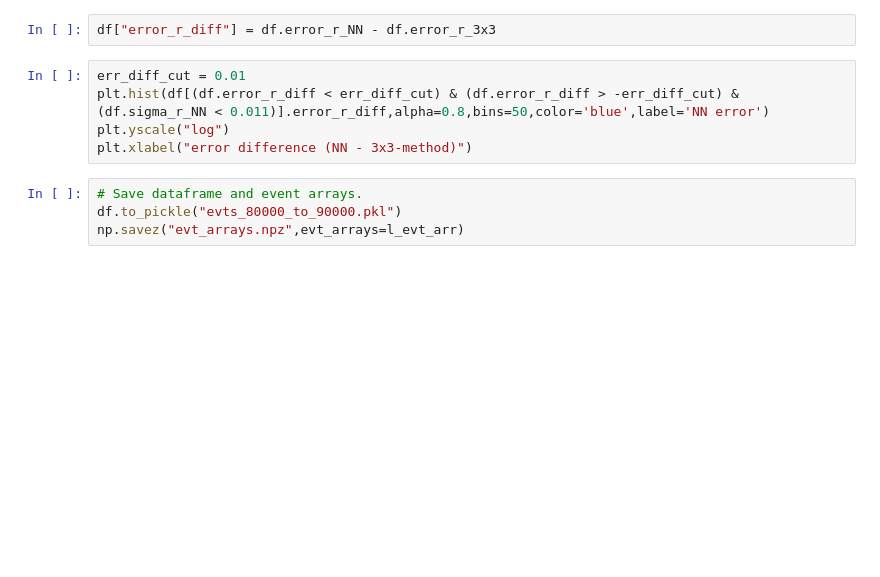
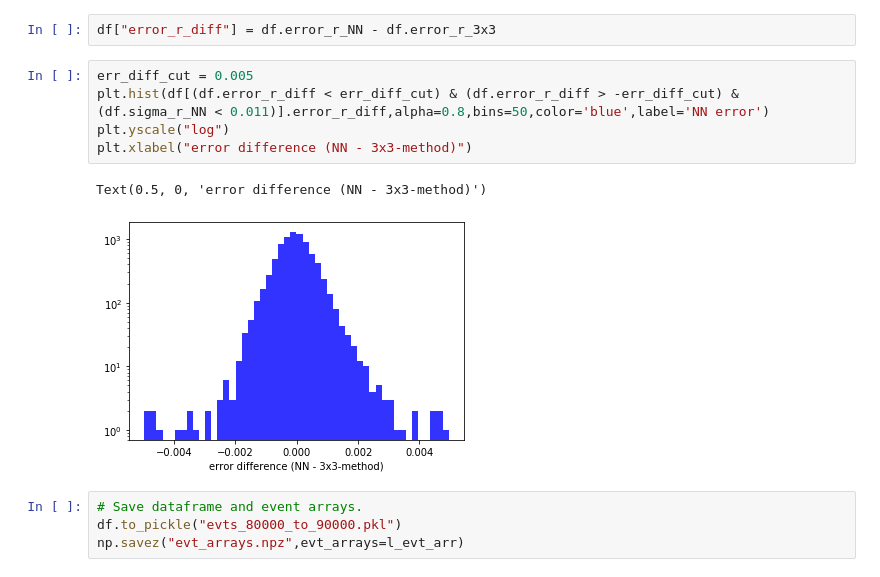
Before and after one commit to jerenner/emsim, a Jupyter notebook: emsim.ipynb, the cells around one changed output. Cells and saved outputs as stored; diff of their text form; blank space fills up the shorter version.

```diff
--- a/emsim.ipynb
+++ b/emsim.ipynb
@@ -673,10 +694,13 @@ plt.legend()
 # %%
 df["error_r_diff"] = df.error_r_NN - df.error_r_3x3
 # %%
-err_diff_cut = 0.01
+err_diff_cut = 0.005
 plt.hist(df[(df.error_r_diff < err_diff_cut) & (df.error_r_diff > -err_diff_cut) & (df.sigma_r_NN < 0.011)].error_r_diff,alpha=0.8,bins=50,color='blue',label='NN error')
 plt.yscale("log")
 plt.xlabel("error difference (NN - 3x3-method)")
+# %% [output]
+Text(0.5, 0, 'error difference (NN - 3x3-method)')
+[figure, added]
 # %%
 # Save dataframe and event arrays.
 df.to_pickle("evts_80000_to_90000.pkl")
```
Also changed, not shown: parts of 11 cells of this notebook, 7 other files.
